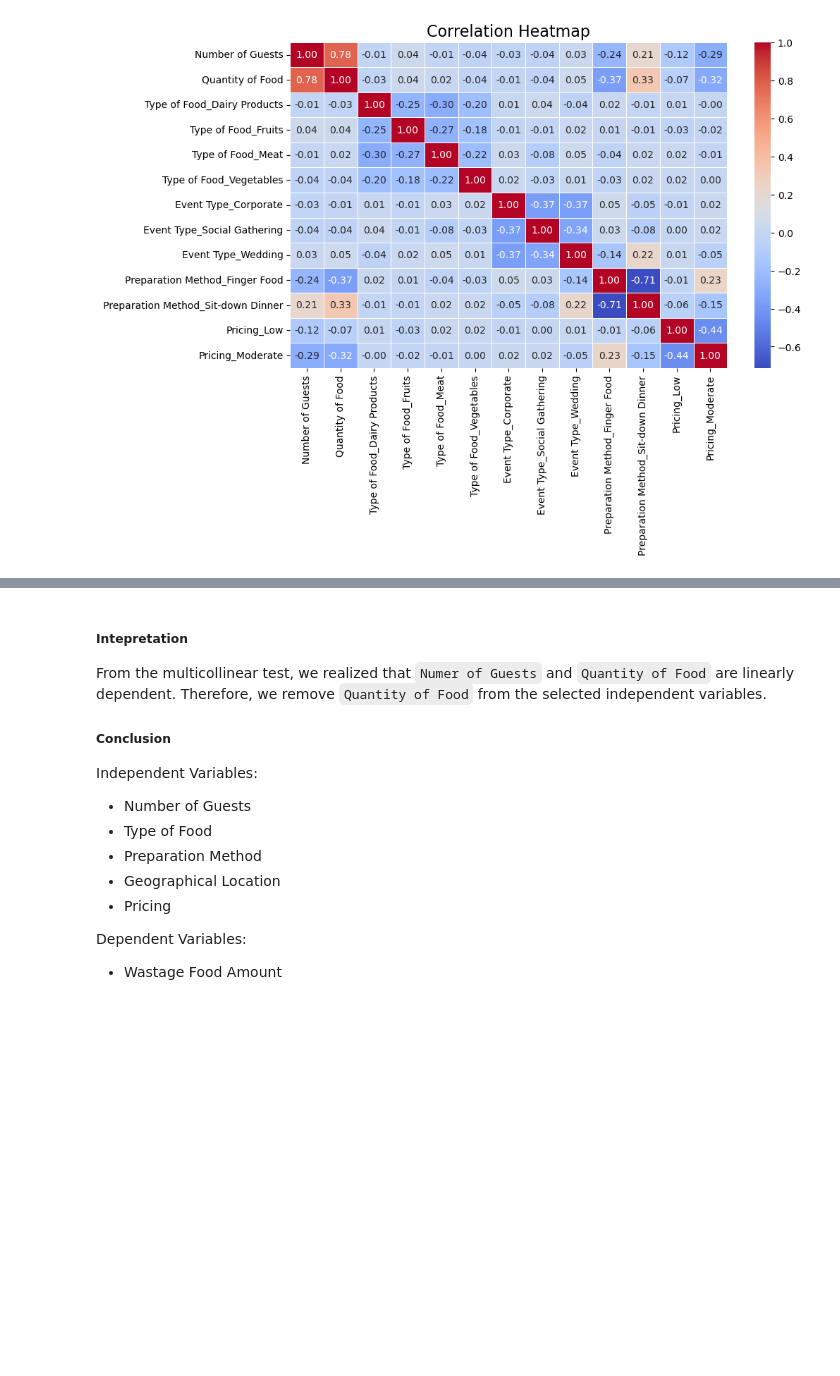
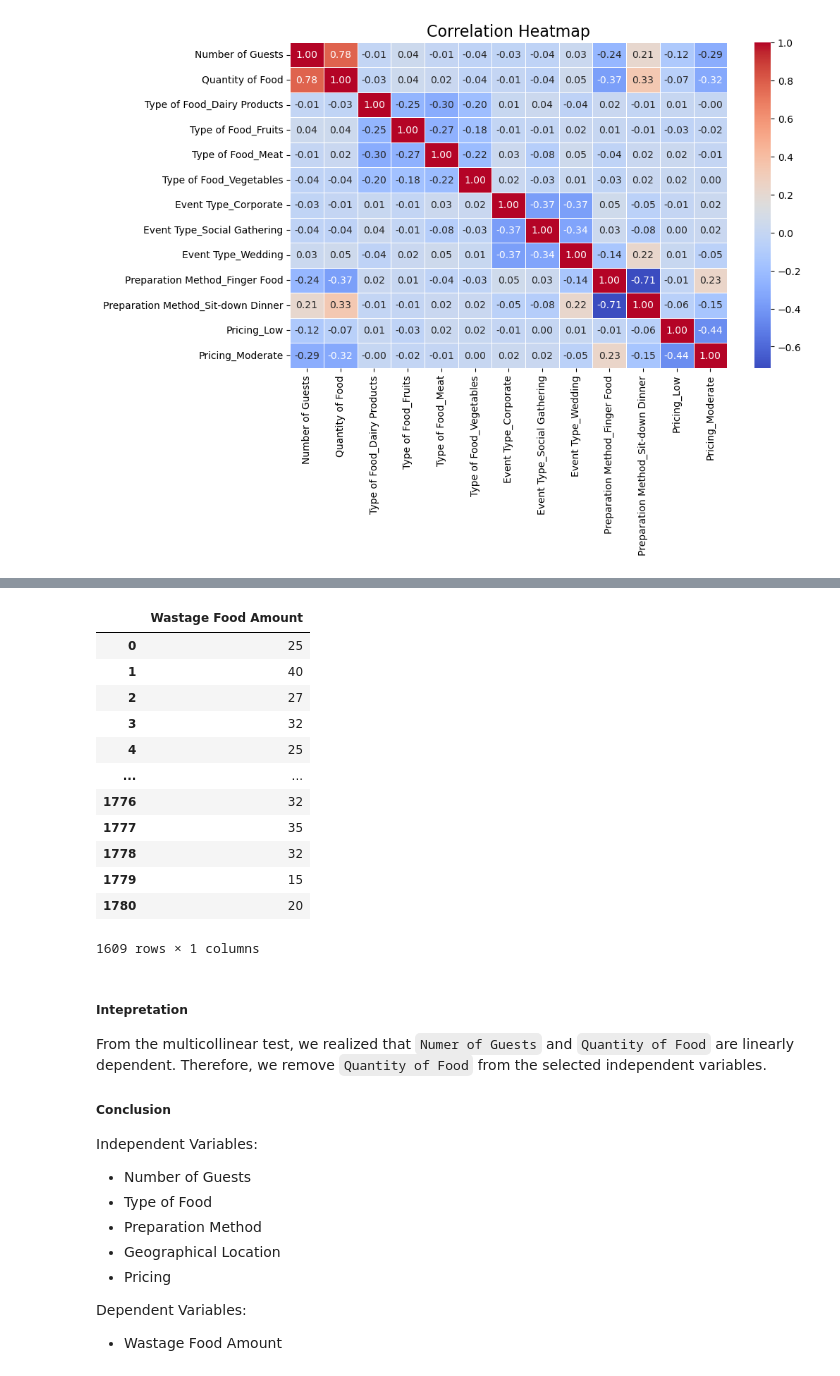
Before and after one commit to ziqiqiiii/DDW_DTP, a Jupyter notebook: Project Template.ipynb, the cells around one changed output, grey strips where cells are left out. Cells and saved outputs as stored; diff of their text form; code cells hidden in the pictures; blank space fills up the shorter version.

```diff
--- a/Project Template.ipynb
+++ b/Project Template.ipynb
@@ -301,3 +321,19 @@ plt.show()
+# %%
+dependent_variable
+# %% [output]
+|  | Wastage Food Amount |
+| 0 | 25 |
+| 1 | 40 |
+| 2 | 27 |
+| 3 | 32 |
+| 4 | 25 |
+| ... | ... |
+| 1776 | 32 |
+| 1777 | 35 |
+| 1778 | 32 |
+| 1779 | 15 |
+| 1780 | 20 |
+1609 rows × 1 columns
 # %% [markdown]
 ##### Intepretation
 
```
Also changed, not shown: parts of 8 cells of this notebook, 1 other file.
